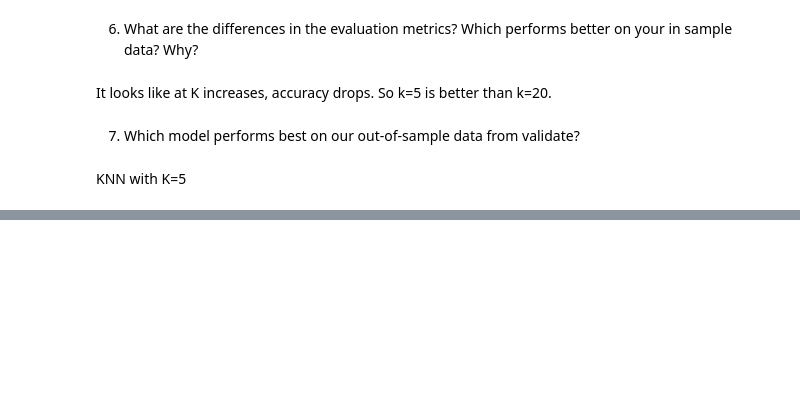
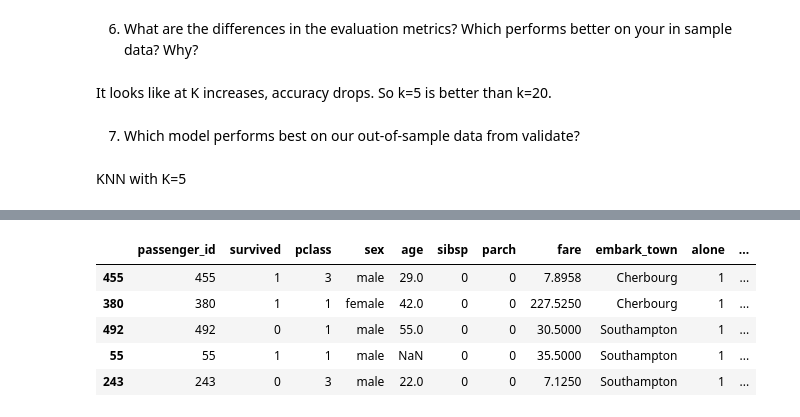
Before and after one commit to lopezelihezer/classification-exercises, a Jupyter notebook: model.ipynb, the cells around one changed output, grey strips where cells are left out. Drawn from its saved outputs; the diff is of its cells as text; code cells hidden in the pictures; blank space fills up the shorter version.

```diff
--- a/model.ipynb
+++ b/model.ipynb
@@ -530,0 +373,11 @@ KNN with K=5
+# %%
+def split_titanic_data(df):
+    """
+    splits the data in train validate and test
+    """
+    train, test = train_test_split(df, test_size = 0.2, random_state = 123, stratify = df.survived)
+    train, validate = train_test_split(train, test_size=.25, random_state=123, stratify=train.survived)
+
+    return train, validate, test
+# %%
+train, validate, test = split_titanic_data(df)
@@ -530,0 +388,9 @@ KNN with K=5
+# %%
+train.head()
+# %% [output]
+|  | passenger_id | survived | pclass | sex | age | sibsp | parch | fare | embark_town | alone | ... |
+| 455 | 455 | 1 | 3 | male | 29.0 | 0 | 0 | 7.8958 | Cherbourg | 1 | ... |
+| 380 | 380 | 1 | 1 | female | 42.0 | 0 | 0 | 227.5250 | Cherbourg | 1 | ... |
+| 492 | 492 | 0 | 1 | male | 55.0 | 0 | 0 | 30.5000 | Southampton | 1 | ... |
+| 55 | 55 | 1 | 1 | male | NaN | 0 | 0 | 35.5000 | Southampton | 1 | ... |
+| 243 | 243 | 0 | 3 | male | 22.0 | 0 | 0 | 7.1250 | Southampton | 1 | ... |
```
Also changed, not shown: parts of 61 cells of this notebook.
